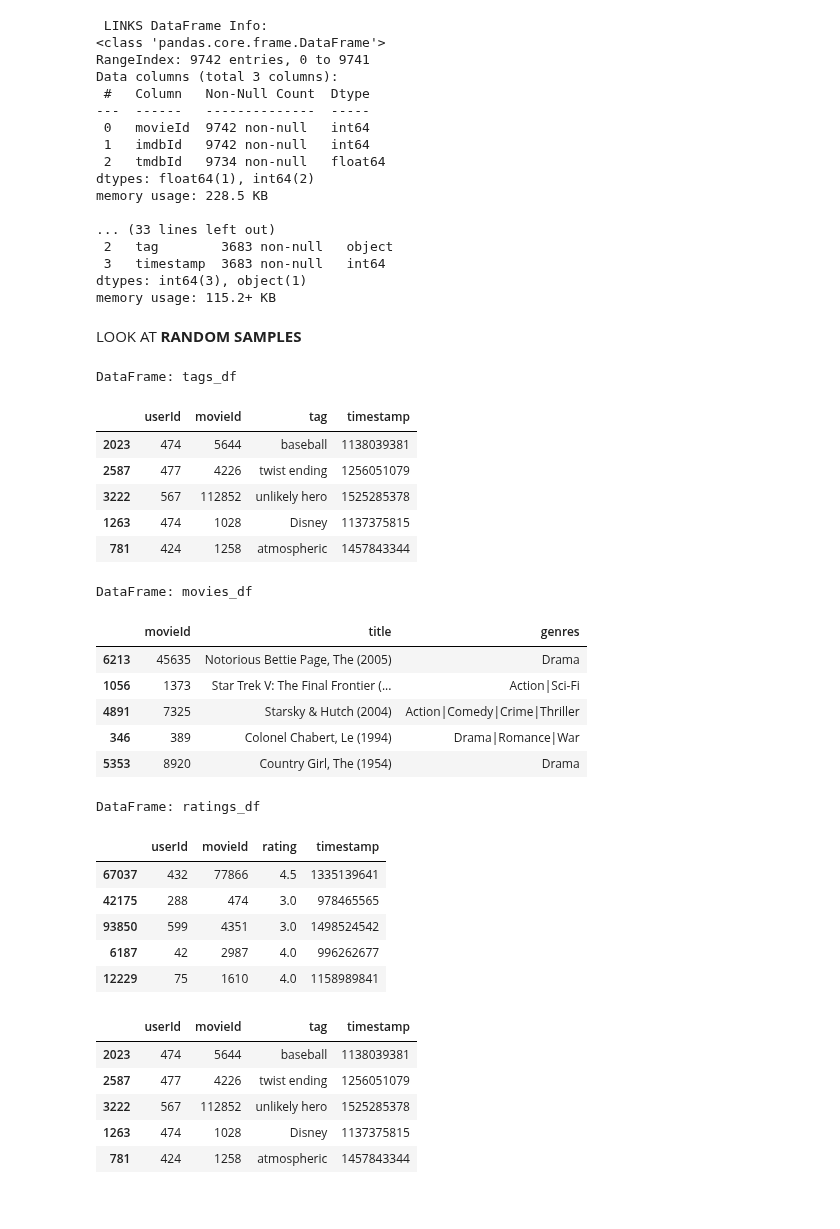
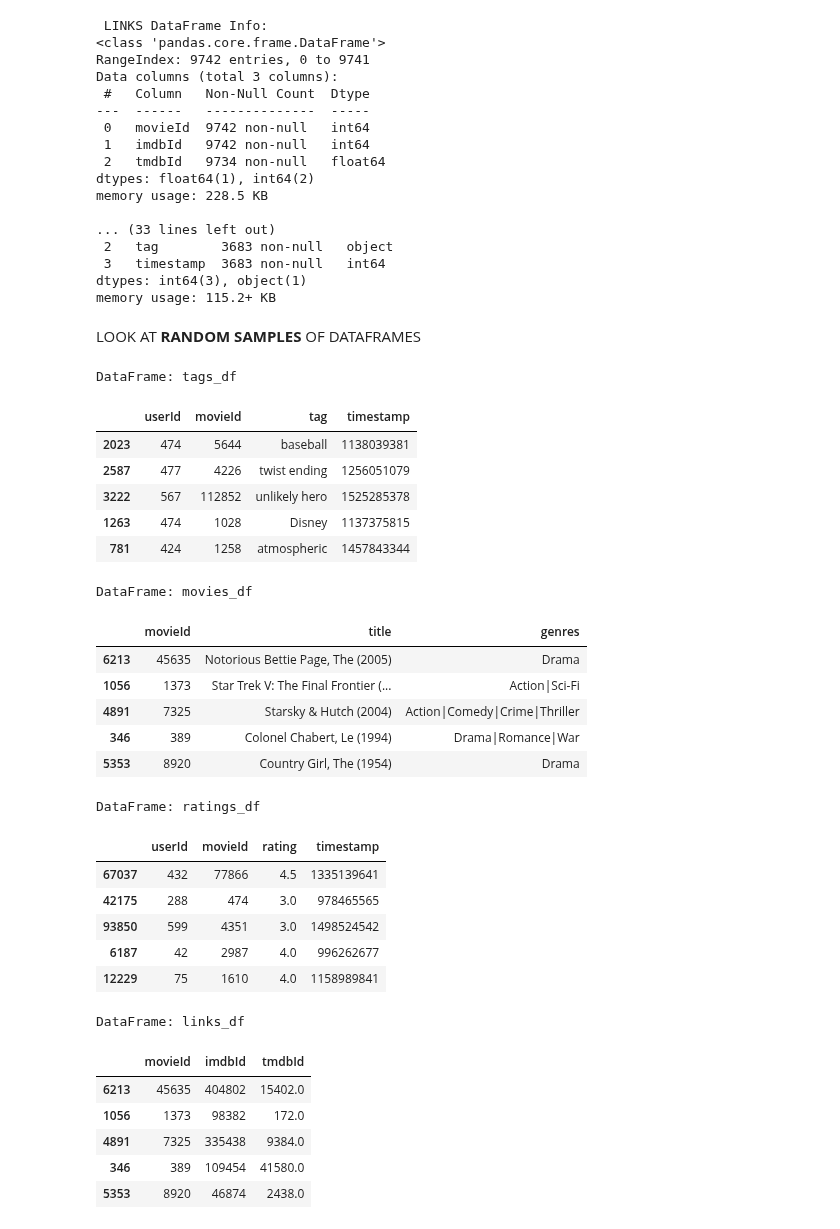
Before and after one commit to simonhui1/Recommendation_Systems, a Jupyter notebook: index_simon.ipynb, the cells around one changed output. Drawn from its saved outputs; the diff is of its cells as text; code cells hidden in the pictures.

```diff
--- a/index_simon.ipynb
+++ b/index_simon.ipynb
@@ -46,7 +46,7 @@ memory usage: 228.5 KB
 dtypes: int64(3), object(1)
 memory usage: 115.2+ KB
 # %% [markdown]
-LOOK AT **RANDOM SAMPLES**
+LOOK AT **RANDOM SAMPLES** OF DATAFRAMES
 # %%
 def df_randomsamples(sample_size = 5, random_state = None, **dfs):
     '''
@@ -66,35 +66,33 @@ def df_randomsamples(sample_size = 5, random_state = None, **dfs):
         print(f"DataFrame: {df_name}")
         display(sampled_df)
 # %%
-df_randomsamples(sample_size = 5, random_state = 42, tags_df = tags_df, movies_df = movies_df, ratings_df = ratings_df)
+df_randomsamples(sample_size = 5, random_state = 42, tags_df = tags_df, movies_df = movies_df, ratings_df = ratings_df, links_df = links_df)
 # %% [output]
 DataFrame: tags_df
 |  | userId | movieId | tag | timestamp |
 | 2023 | 474 | 5644 | baseball | 1138039381 |
 | 2587 | 477 | 4226 | twist ending | 1256051079 |
 | 3222 | 567 | 112852 | unlikely hero | 1525285378 |
 | 1263 | 474 | 1028 | Disney | 1137375815 |
 | 781 | 424 | 1258 | atmospheric | 1457843344 |
 DataFrame: movies_df
 |  | movieId | title | genres |
 | 6213 | 45635 | Notorious Bettie Page, The (2005) | Drama |
 | 1056 | 1373 | Star Trek V: The Final Frontier (... | Action|Sci-Fi |
 | 4891 | 7325 | Starsky & Hutch (2004) | Action|Comedy|Crime|Thriller |
 | 346 | 389 | Colonel Chabert, Le (1994) | Drama|Romance|War |
 | 5353 | 8920 | Country Girl, The (1954) | Drama |
 DataFrame: ratings_df
 |  | userId | movieId | rating | timestamp |
 | 67037 | 432 | 77866 | 4.5 | 1335139641 |
 | 42175 | 288 | 474 | 3.0 | 978465565 |
 | 93850 | 599 | 4351 | 3.0 | 1498524542 |
 | 6187 | 42 | 2987 | 4.0 | 996262677 |
 | 12229 | 75 | 1610 | 4.0 | 1158989841 |
+DataFrame: links_df
+|  | movieId | imdbId | tmdbId |
+| 6213 | 45635 | 404802 | 15402.0 |
+| 1056 | 1373 | 98382 | 172.0 |
+| 4891 | 7325 | 335438 | 9384.0 |
+| 346 | 389 | 109454 | 41580.0 |
+| 5353 | 8920 | 46874 | 2438.0 |
-# %%
-tags_df.sample(n = 5, random_state = 42)
-# %% [output]
-|  | userId | movieId | tag | timestamp |
-| 2023 | 474 | 5644 | baseball | 1138039381 |
-| 2587 | 477 | 4226 | twist ending | 1256051079 |
-| 3222 | 567 | 112852 | unlikely hero | 1525285378 |
-| 1263 | 474 | 1028 | Disney | 1137375815 |
-| 781 | 424 | 1258 | atmospheric | 1457843344 |
```
Also changed, not shown: parts of 15 cells of this notebook.
